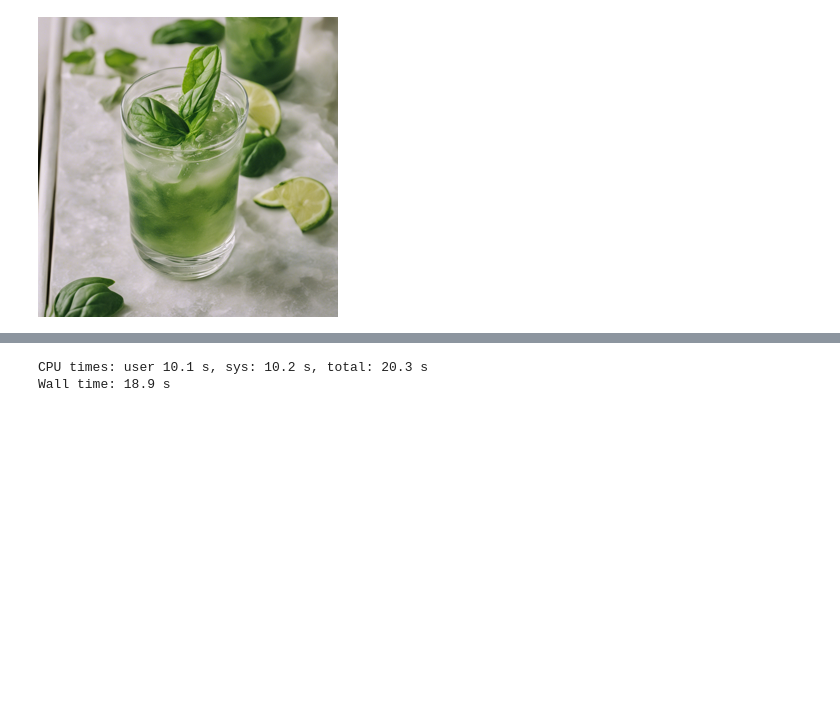
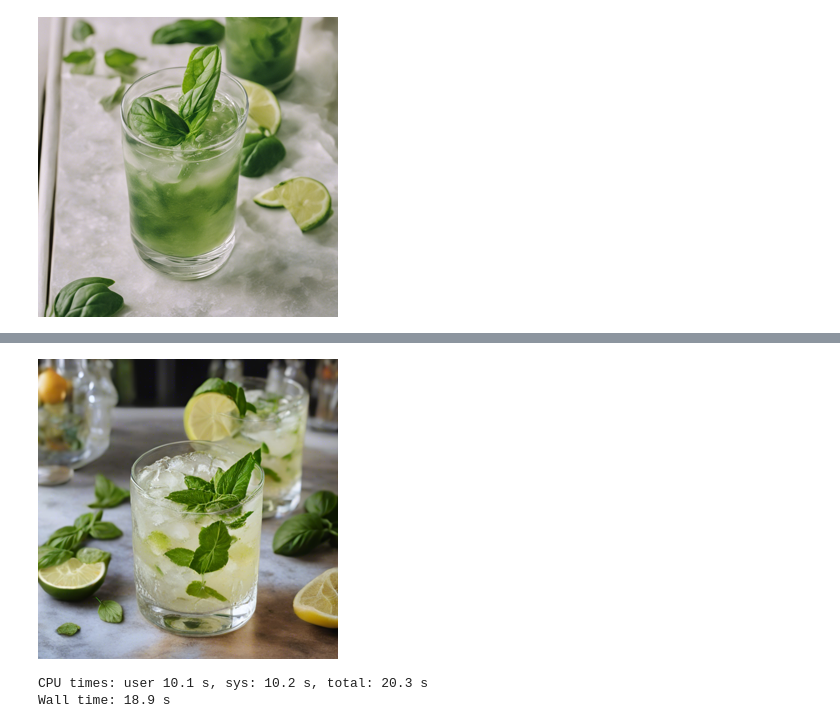
Before and after one commit to markote/MCV-C5-T5, a Jupyter notebook: Week5/stable-diffusion.ipynb, the cells around one changed output, grey strips where cells are left out. Saved outputs shown, nothing was run; the diff lists cells and outputs as text; code cells hidden in the pictures; blank space fills up the shorter version.

```diff
--- a/Week5/stable-diffusion.ipynb
+++ b/Week5/stable-diffusion.ipynb
@@ -103,3 +101,12 @@ Done base
 CPU times: user 9.11 s, sys: 1.8 s, total: 10.9 s
 Wall time: 7.09 s
 [figure]
+# %%
+%%time
+image = pipeXLtb(
+    "a dish or a drink named Gin Basil Smash.",
+    num_inference_steps=1,
+    guidance_scale=0.0,
+).images[0]
+image.resize((300,300))
+# %% [output]
@@ -106,3 +115,4 @@ Wall time: 7.09 s
+[figure, added]
 # %%
 %%time
 image = pipe35med(
```
Also changed, not shown: parts of 7 cells of this notebook, 2 other files.
